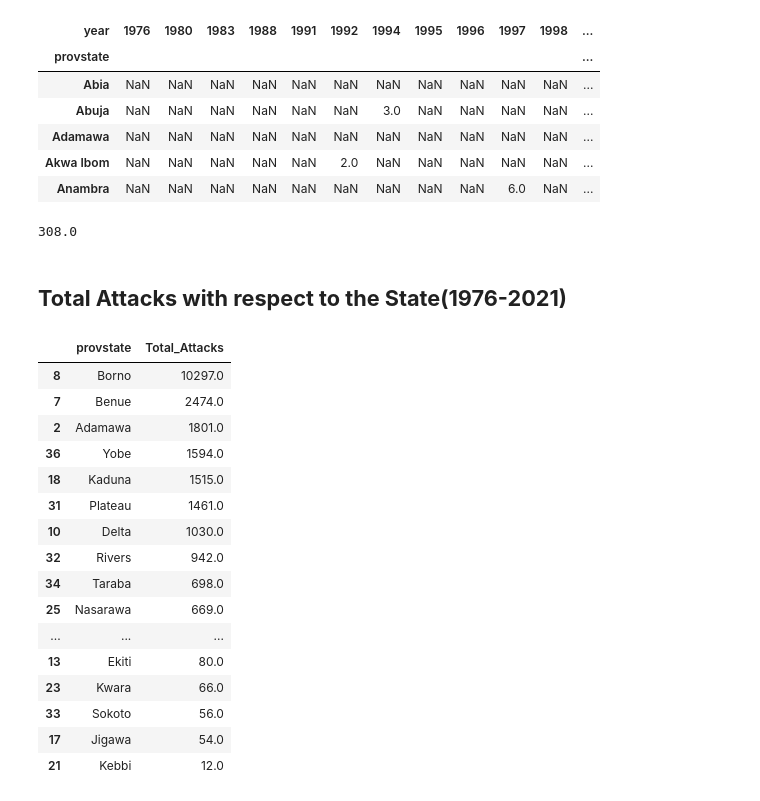
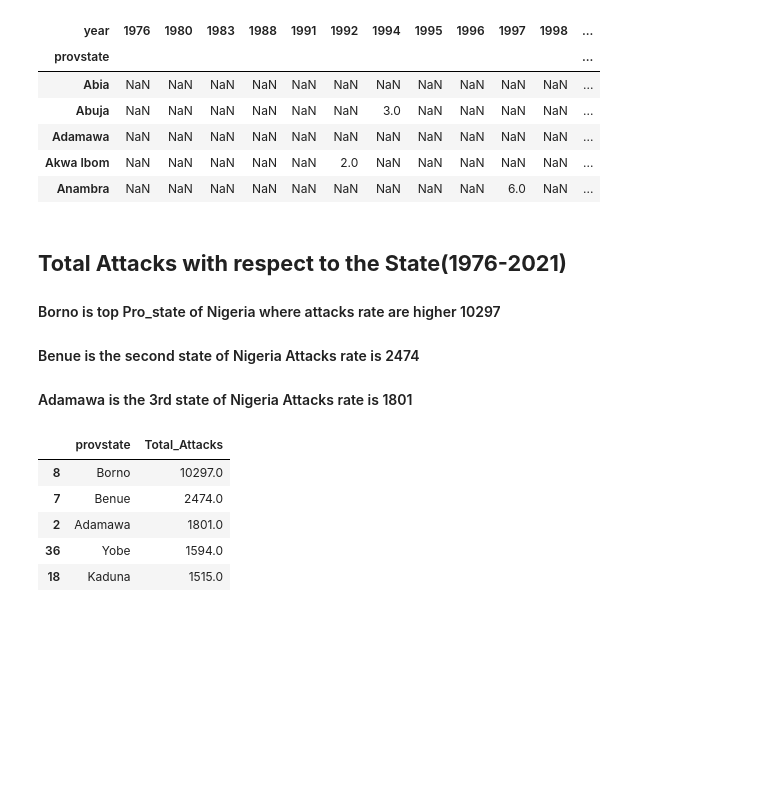
Before and after one commit to danishmeh/Project, a Jupyter notebook: omdena/3rd/terrorism.ipynb, the cells around one changed output. Drawn from its saved outputs; the diff is of its cells as text; code cells hidden in the pictures; blank space fills up the shorter version.

```diff
--- a/omdena/3rd/terrorism.ipynb
+++ b/omdena/3rd/terrorism.ipynb
@@ -448,31 +448,19 @@ df_terrorism_sum_all_attacks.head()
 | Adamawa | NaN | NaN | NaN | NaN | NaN | NaN | NaN | NaN | NaN | NaN | NaN | ... |
 | Akwa Ibom | NaN | NaN | NaN | NaN | NaN | 2.0 | NaN | NaN | NaN | NaN | NaN | ... |
 | Anambra | NaN | NaN | NaN | NaN | NaN | NaN | NaN | NaN | NaN | 6.0 | NaN | ... |
-# %%
-df_terrorism_sum_all_attacks.loc['Lagos'].sum()
-# %% [output]
-308.0
-# %% [markdown]
-## **Total Attacks with respect to the State(1976-2021)**
+# %% [markdown]
+## **Total Attacks with respect to the State(1976-2021)**
+#### Borno is top Pro_state of Nigeria where attacks rate are higher 10297
+#### Benue is the second state of Nigeria Attacks rate is 2474
+#### Adamawa is the 3rd state of Nigeria Attacks rate is 1801
 # %%
 df_state_total_attacks = df_terrorism.groupby('provstate')['attack_total'].sum().reset_index(name='Total_Attacks')
 df_state_total_ascending = df_state_total_attacks.sort_values(by = 'Total_Attacks',ascending= False)
-df_state_total_ascending
+df_state_total_ascending.head()
 # %% [output]
 |  | provstate | Total_Attacks |
 | 8 | Borno | 10297.0 |
 | 7 | Benue | 2474.0 |
 | 2 | Adamawa | 1801.0 |
 | 36 | Yobe | 1594.0 |
 | 18 | Kaduna | 1515.0 |
-| 31 | Plateau | 1461.0 |
-| 10 | Delta | 1030.0 |
-| 32 | Rivers | 942.0 |
-| 34 | Taraba | 698.0 |
-| 25 | Nasarawa | 669.0 |
-| ... | ... | ... |
-| 13 | Ekiti | 80.0 |
-| 23 | Kwara | 66.0 |
-| 33 | Sokoto | 56.0 |
-| 17 | Jigawa | 54.0 |
-| 21 | Kebbi | 12.0 |
```
Also changed, not shown: parts of 9 cells of this notebook.
